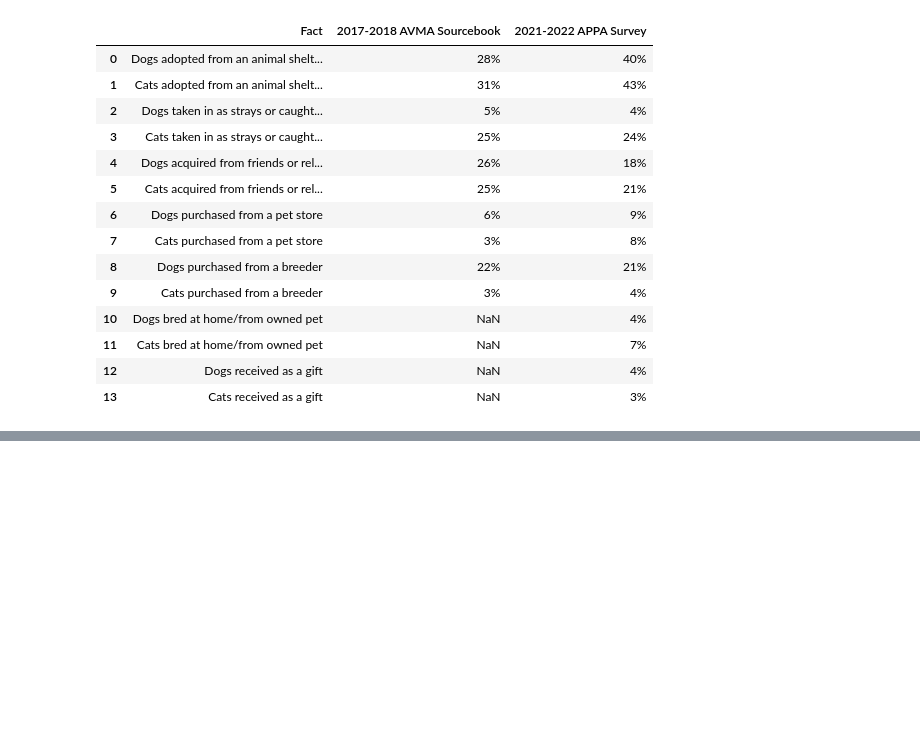
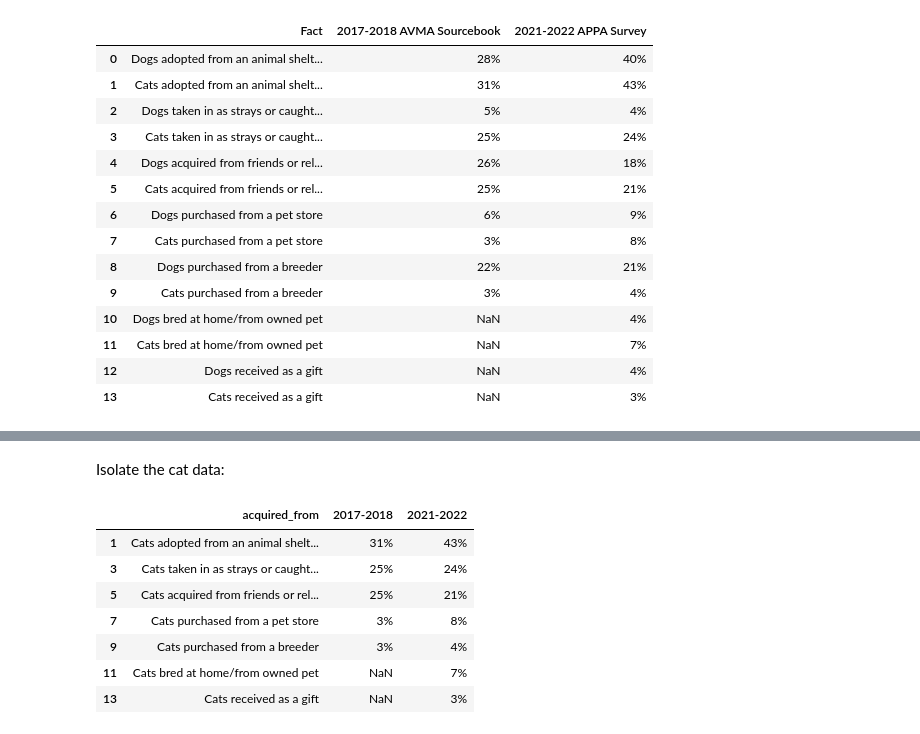
Before and after one commit to BlueKYGirl/purrfect_purrsonalities, a Jupyter notebook: purrfect_purrsonalities.ipynb, the cells around one changed output, grey strips where cells are left out. Drawn from its saved outputs; the diff is of its cells as text; code cells hidden in the pictures; blank space fills up the shorter version.

```diff
--- a/purrfect_purrsonalities.ipynb
+++ b/purrfect_purrsonalities.ipynb
@@ -483,0 +489,3 @@ humane_df = humane_df[3]
+# %%
+humane_df.columns = ['acquired_from', '2017-2018', '2021-2022']
+humane_df.head()
@@ -483,0 +499,15 @@ humane_df = humane_df[3]
+# %% [markdown]
+Isolate the cat data:
+# %%
+to_drop = humane_df[humane_df['acquired_from'].str.contains('Dogs')].index
+humane_df.drop(to_drop, inplace=True)
+humane_df
+# %% [output]
+|  | acquired_from | 2017-2018 | 2021-2022 |
+| 1 | Cats adopted from an animal shelt... | 31% | 43% |
+| 3 | Cats taken in as strays or caught... | 25% | 24% |
+| 5 | Cats acquired from friends or rel... | 25% | 21% |
+| 7 | Cats purchased from a pet store | 3% | 8% |
+| 9 | Cats purchased from a breeder | 3% | 4% |
+| 11 | Cats bred at home/from owned pet | NaN | 7% |
+| 13 | Cats received as a gift | NaN | 3% |
```
Also changed, not shown: parts of 10 cells of this notebook.
